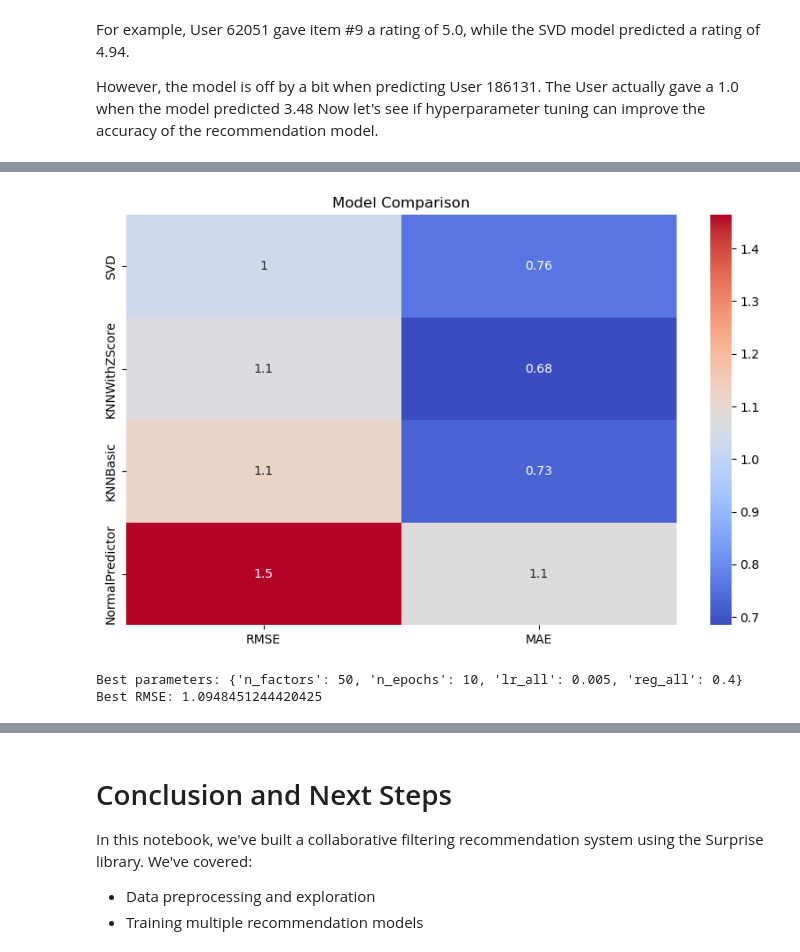
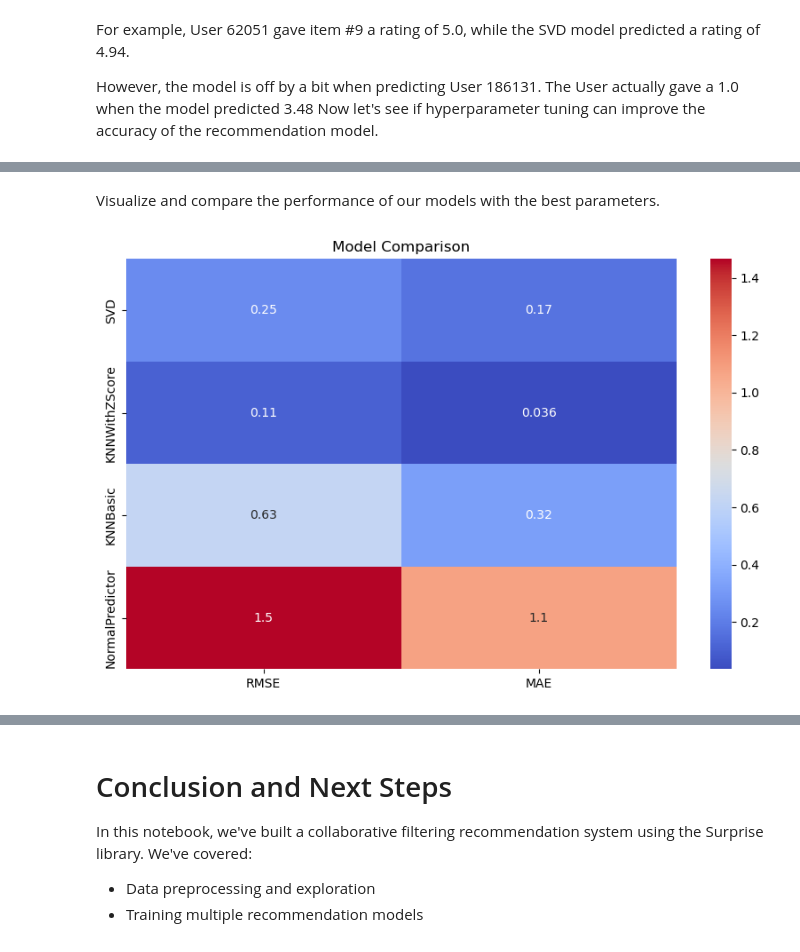
Before and after one commit to renaqd/team1-ADS505, a Jupyter notebook: team1-recommendation_sys.ipynb, the cells around one changed output, grey strips where cells are left out. Cells and saved outputs as stored; diff of their text form; code cells hidden in the pictures.

Commit message:
hyperparameter tuning

```diff
--- a/team1-recommendation_sys.ipynb
+++ b/team1-recommendation_sys.ipynb
@@ -252,17 +331,17 @@ After training the model, it predicts the rating a user would give to a specific
 In some cases, the model attempts to predict how a user would rate an item based on available data. However, it could not geberate a reliable prediction becauser it did not have sufficient information about the user and/or the item in its training data.
 # %%
 # Display the first 5 predictions generated
-first_five_predictions = results['SVD'][:5]
+first_five = base_results['KNNWithZScore'][:5]
 
-data = [{
+first_preds = [{
     'user_id': pred.uid,
     'item_id': pred.iid,
     'actual_rating': pred.r_ui,
     'estimated_rating': pred.est
-} for pred in first_five_predictions]
+} for pred in first_five]
 
 # Create a DataFrame
-df_predictions = pd.DataFrame(data)
-df_predictions
+five_preds = pd.DataFrame(first_preds)
+five_preds
 # %% [output]
 |  | user_id | item_id | actual_rating | estimated_rating |
@@ -281,43 +441,24 @@ However, the model is off by a bit when predicting User 186131. The User actuall
+# %% [markdown]
+Visualize and compare the performance of our models with the best parameters.
 # %%
+# Compare models
 def compare_models(results):
     model_metrics = {}
     for name, predictions in results.items():
         rmse = np.sqrt(np.mean([(p.r_ui - p.est)**2 for p in predictions]))
         mae = np.mean([abs(p.r_ui - p.est) for p in predictions])
         model_metrics[name] = {'RMSE': rmse, 'MAE': mae}
 
     metrics_df = pd.DataFrame(model_metrics).T
 
     plt.figure(figsize=(10, 6))
     sns.heatmap(metrics_df, annot=True, cmap='coolwarm')
     plt.title('Model Comparison')
     plt.show()
 
     return metrics_df
 
 # Compare models
-metrics_df = compare_models(results)
-
-# Hyperparameter tuning for the best model
-def tune_best_model(data):
-    param_grid = {
-        'n_factors': [50, 100],
-        'n_epochs': [5, 10],
-        'lr_all': [0.002, 0.005],
-        'reg_all': [0.4, 0.6]
-    }
-
-    gs = GridSearchCV(SVD, param_grid, measures=['rmse', 'mae'], cv=3)
-    gs.fit(data)
-
-    print("Best parameters:", gs.best_params['rmse'])
-    print("Best RMSE:", gs.best_score['rmse'])
-
-    return gs.best_params['rmse']
-
-# Tune the best model
-best_params = tune_best_model(Dataset.load_from_df(merged_df[['user_idx', 'item_idx', 'rating']], Reader(rating_scale=(1, 5))))
+metrics_df = compare_models(model_data['results'])
 # %% [output]
-[figure, old version]
+[figure, new version]
-Best parameters: {'n_factors': 50, 'n_epochs': 10, 'lr_all': 0.005, 'reg_all': 0.4}
-Best RMSE: 1.0948451244420425
```
Also changed, not shown: parts of 30 cells of this notebook.
